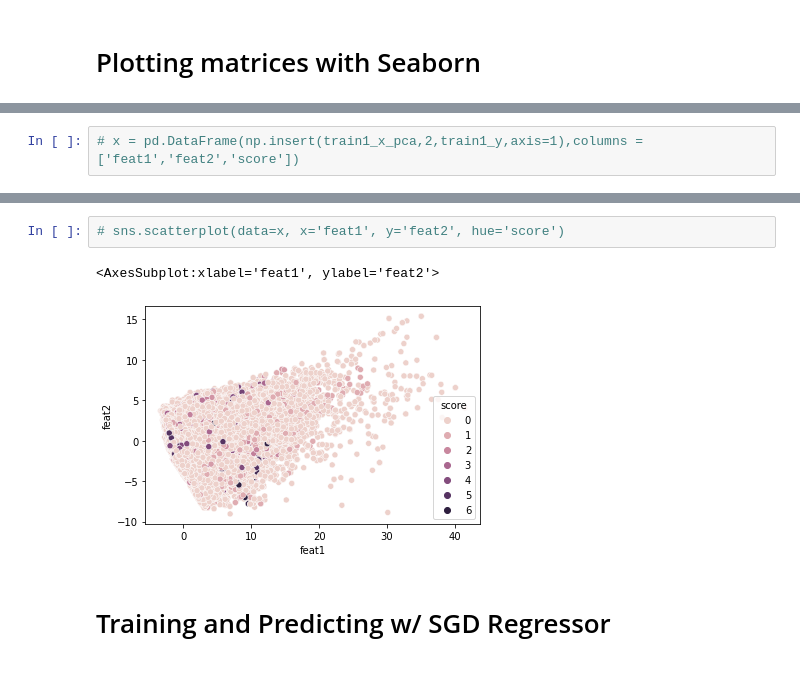
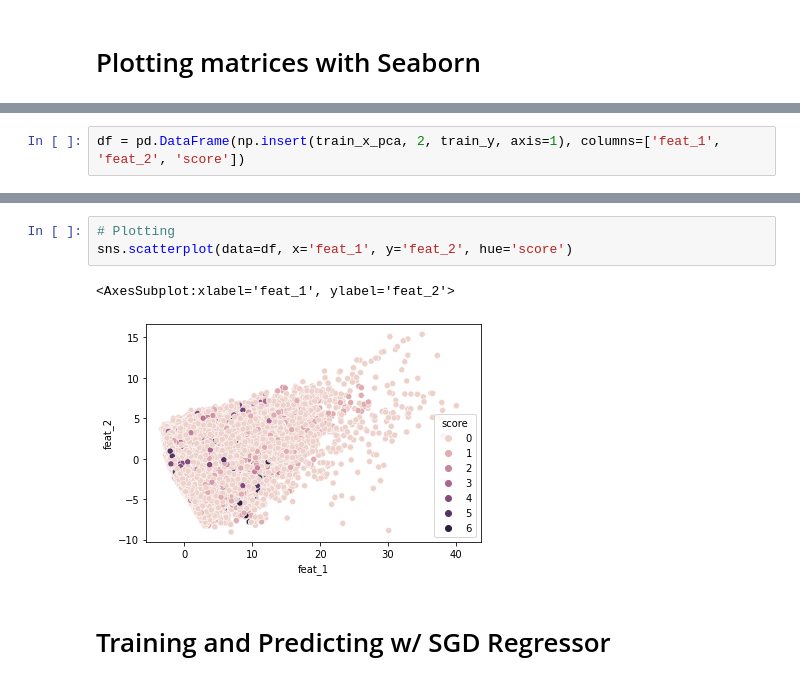
Before and after one commit to SGisqu/ECE-196-SPR21, a Jupyter notebook: Drought Project.ipynb, the cells around one changed output, grey strips where cells are left out. Saved outputs shown, nothing was run; the diff lists cells and outputs as text.

```diff
--- a/Drought Project.ipynb
+++ b/Drought Project.ipynb
@@ -128,2 +82,2 @@ insert(arr, obj, values, axis=None)
 # %%
-# x = pd.DataFrame(np.insert(train1_x_pca,2,train1_y,axis=1),columns = ['feat1','feat2','score'])
+df = pd.DataFrame(np.insert(train_x_pca, 2, train_y, axis=1), columns=['feat_1', 'feat_2', 'score'])
@@ -146,8 +93,9 @@ insert(arr, obj, values, axis=None)
 # %%
-# sns.scatterplot(data=x, x='feat1', y='feat2', hue='score')
+# Plotting
+sns.scatterplot(data=df, x='feat_1', y='feat_2', hue='score')
 # %% [output]
-<AxesSubplot:xlabel='feat1', ylabel='feat2'>
+<AxesSubplot:xlabel='feat_1', ylabel='feat_2'>
-[figure, old version]
+[figure, new version]
 # %% [markdown]
 # Training and Predicting w/ SGD Regressor
 # %%
```
Also changed, not shown: parts of 21 cells of this notebook, 1 other file.
